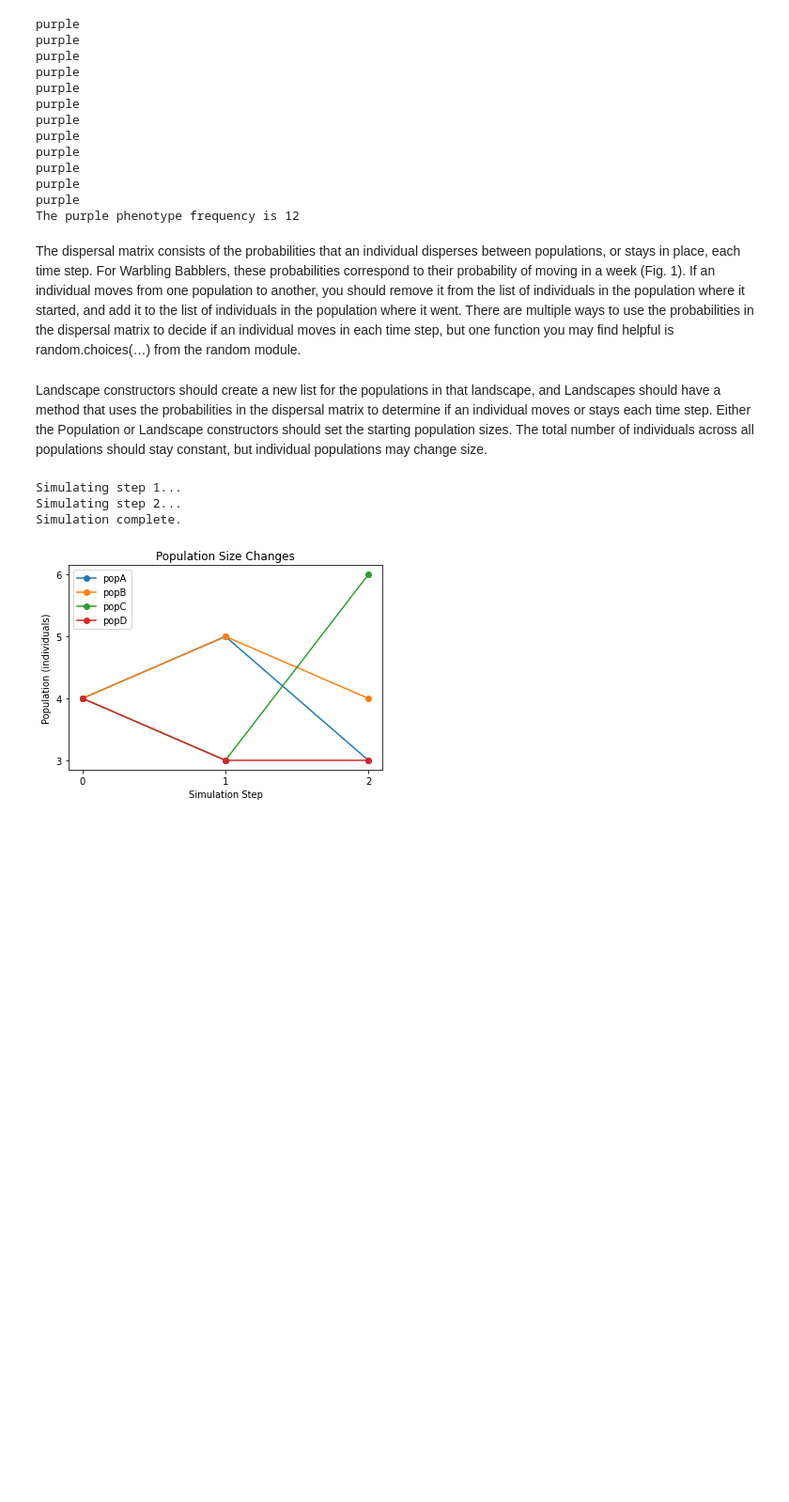
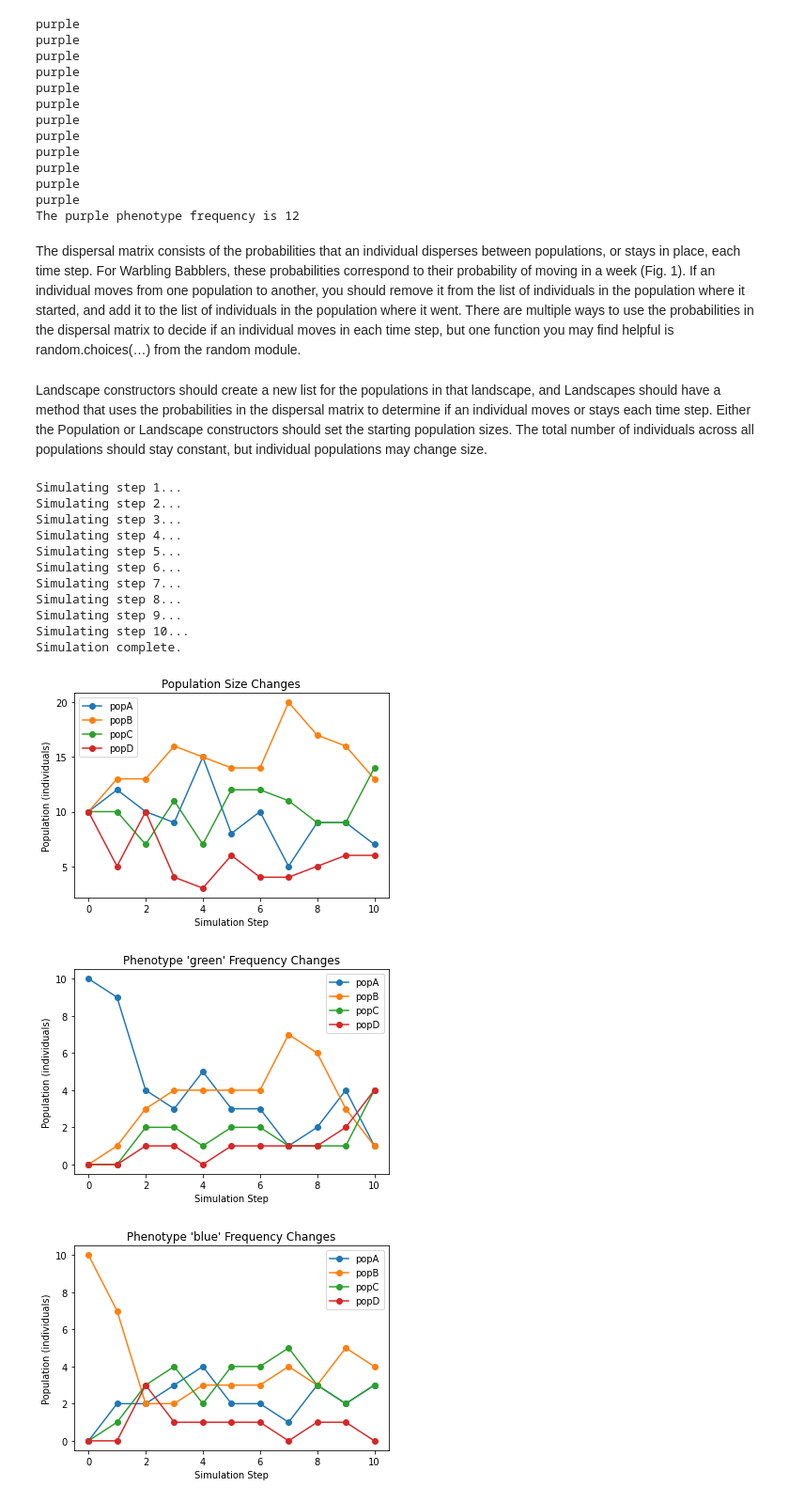
Before and after one commit to Azkabanescapee/Final_Intro_Comp_Bio, a Jupyter notebook: final_project.ipynb, the cells around one changed output. Shown: that part at 94% size. Cells and saved outputs as stored; diff of their text form; code cells hidden in the pictures; blank space fills up the shorter version.

```diff
--- a/final_project.ipynb
+++ b/final_project.ipynb
@@ -157,7 +157,8 @@ class Landscape:
             self.migratePop()
         print('Simulation complete.')
         self.plotPopSizes()
-        self.plotPhenoFreq()
+        for index, pheno in enumerate(self.phenotypes):
+            self.plotPhenoFreq(index)
 
     def storePopSize(self):
         popSizeRecords = []
@@ -176,15 +177,37 @@ class Landscape:
         self.phenoFreqRecords.append(phenoFreqRecords)
 
 
-    def plotPhenoFreq(self):
-        print(self.phenoFreqRecords)
+    def plotPhenoFreq(self, phenotypeIndex):
+        # Generating frequency data
+        xValues = list(range(0, self.simulationSteps + 1))
+        transPhenoFreqRecords = np.array(self.phenoFreqRecords).T.tolist()
+
+        # Setting up the plot
+        plt.title("Phenotype '%s' Frequency Changes" % self.phenotypes[phenotypeIndex]) #use the state of choice as the plot title
+        plt.ylabel("Population (individuals)") #use the count of choice (i.e. deaths or cases) to label the y axis
+        plt.xlabel("Simulation Step")
+
+        # print(self.phenoFreqRecords)
+        # print(transPhenoFreqRecords)
+
+
+        for popIndex, pop in enumerate(transPhenoFreqRecords):
+            yValues = pop[phenotypeIndex]
+            plt.plot(xValues, yValues, marker="o", label=self.popAlias[popIndex])  #line plot using the xaxis and yaxis from above
+
+
+        plt.locator_params(axis="both", integer=True, tight=True)
+        plt.margins(0.05)
+
+        plt.legend()
+        plt.show()
+
+
 
     def plotPopSizes(self):
         # Generating pop size data
         xValues = list(range(0, self.simulationSteps + 1))
-        npArray = np.array(self.popSizeRecords)
-        transNpArray = npArray.T
-        transPopSizeRecords = transNpArray.tolist()
+        transPopSizeRecords = np.array(self.popSizeRecords).T.tolist()
 
         # Setting up the plot
         plt.title("Population Size Changes") #use the state of choice as the plot title
@@ -203,21 +226,31 @@ class Landscape:
 # %%
 phenotypes = ['green', 'blue', 'purple', 'red']
 dispersalMatrix = [
     [0.6, 0.1, 0.2, 0.1],
     [0.2, 0.6, 0.1, 0.1],
     [0.1, 0.2, 0.6, 0.1],
     [0.1, 0.1, 0.3, 0.5]]
-steps = 2
-popSize = 4
+steps = 10
+popSize = 10
 testLandscape = Landscape(popSize, phenotypes, dispersalMatrix, steps)
 testLandscape.startSimulation()
 print('\nFinal landscape status:')
 for pop in testLandscape.populations:
     print('Population: %s' % pop.id)
     for ind in pop.individuals:
         print('%s => %s' % (ind.id, ind.phenotype))
 # %% [output]
 Simulating step 1...
 Simulating step 2...
+Simulating step 3...
+Simulating step 4...
+Simulating step 5...
+Simulating step 6...
+Simulating step 7...
+Simulating step 8...
+Simulating step 9...
+Simulating step 10...
 Simulation complete.
-[figure, old version]
+[figure, new version]
+[figure, added]
+[figure, added]
```
Also changed, not shown: parts of 1 cell of this notebook.
